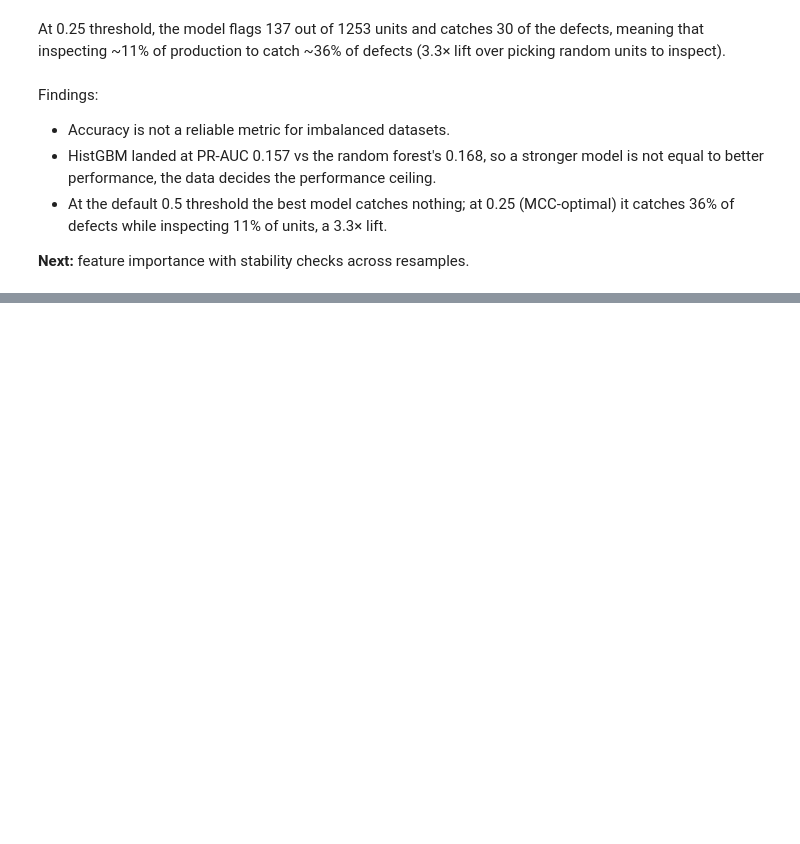
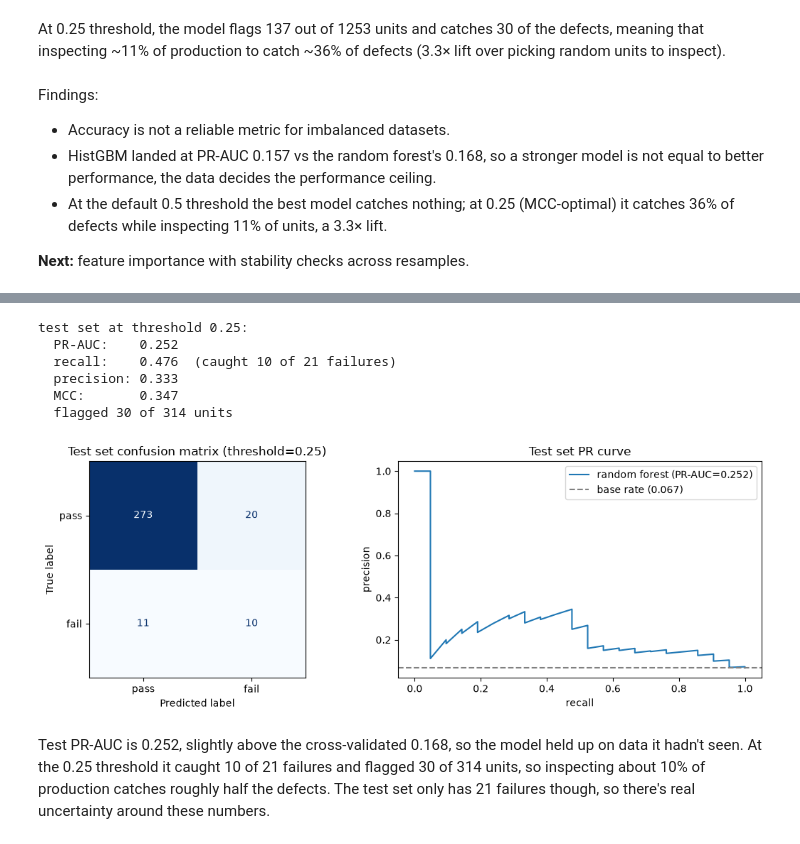
Before and after one commit to dogamentese/predictive-quality-control, a Jupyter notebook: notebooks/03_modeling.ipynb, the cells around one changed output, grey strips where cells are left out. Cells and saved outputs as stored; diff of their text form; code cells hidden in the pictures; blank space fills up the shorter version.

Commit message:
Add final test-set evaluation

```diff
--- a/notebooks/03_modeling.ipynb
+++ b/notebooks/03_modeling.ipynb
@@ -272,0 +277,55 @@ Findings:
+# %%
+# chosen model, fit on the full training set
+final_model = Pipeline([
+    ('pre', build_preprocessor()),
+    ('clf', RandomForestClassifier(n_estimators=500, class_weight='balanced',
+                                   min_samples_leaf=2, random_state=42, n_jobs=-1)),
+])
+final_model.fit(X_train, y_train)
+
+# threshold chosen from the training-fold sweep, not from the test set
+THRESHOLD = 0.25
+test_score = final_model.predict_proba(X_test)[:, 1]
+test_pred  = (test_score >= THRESHOLD).astype(int)
+
+test_res = evaluate(y_test, test_pred, test_score)
+print(f"test set at threshold {THRESHOLD}:")
+print(f"  PR-AUC:    {test_res['pr_auc']:.3f}")
+print(f"  recall:    {test_res['recall']:.3f}  (caught {test_res['tp']} of {test_res['tp']+test_res['fn']} failures)")
+print(f"  precision: {test_res['precision']:.3f}")
+print(f"  MCC:       {test_res['mcc']:.3f}")
+print(f"  flagged {test_res['tp']+test_res['fp']} of {len(y_test)} units")
+# %% [output]
+test set at threshold 0.25:
+  PR-AUC:    0.252
+  recall:    0.476  (caught 10 of 21 failures)
+  precision: 0.333
+  MCC:       0.347
+  flagged 30 of 314 units
+# %%
+fig, axes = plt.subplots(1, 2, figsize=(11, 4))
+
+# confusion matrix on the test set
+ConfusionMatrixDisplay.from_predictions(
+    y_test, test_pred, display_labels=['pass', 'fail'],
+    cmap='Blues', ax=axes[0], colorbar=False)
+axes[0].set_title(f'Test set confusion matrix (threshold={THRESHOLD})')
+
+# PR curve on the test set
+prec, rec, _ = precision_recall_curve(y_test, test_score)
+axes[1].plot(rec, prec, label=f"random forest (PR-AUC={test_res['pr_auc']:.3f})")
+axes[1].axhline(y_test.mean(), ls='--', color='grey',
+                label=f'base rate ({y_test.mean():.3f})')
+axes[1].set_xlabel('recall'); axes[1].set_ylabel('precision')
+axes[1].set_title('Test set PR curve')
+axes[1].legend()
+
+plt.tight_layout(); plt.show()
+# %% [output]
+[figure, added]
+# %% [markdown]
+Test PR-AUC is 0.252, slightly above the cross-validated 0.168, so the model held
+up on data it hadn't seen. At the 0.25 threshold it caught 10 of 21 failures and
+flagged 30 of 314 units, so inspecting about 10% of production catches roughly half
+the defects. The test set only has 21 failures though, so there's real uncertainty
+around these numbers.
```
Also changed, not shown: parts of 1 cell of this notebook.
